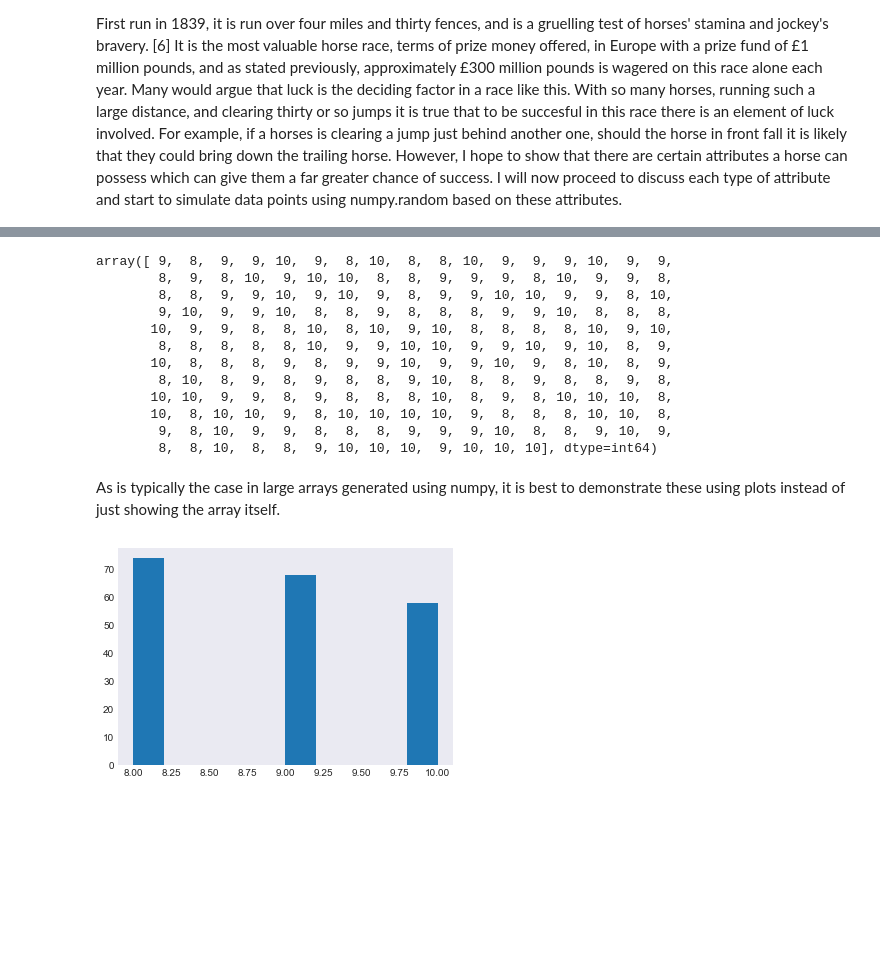
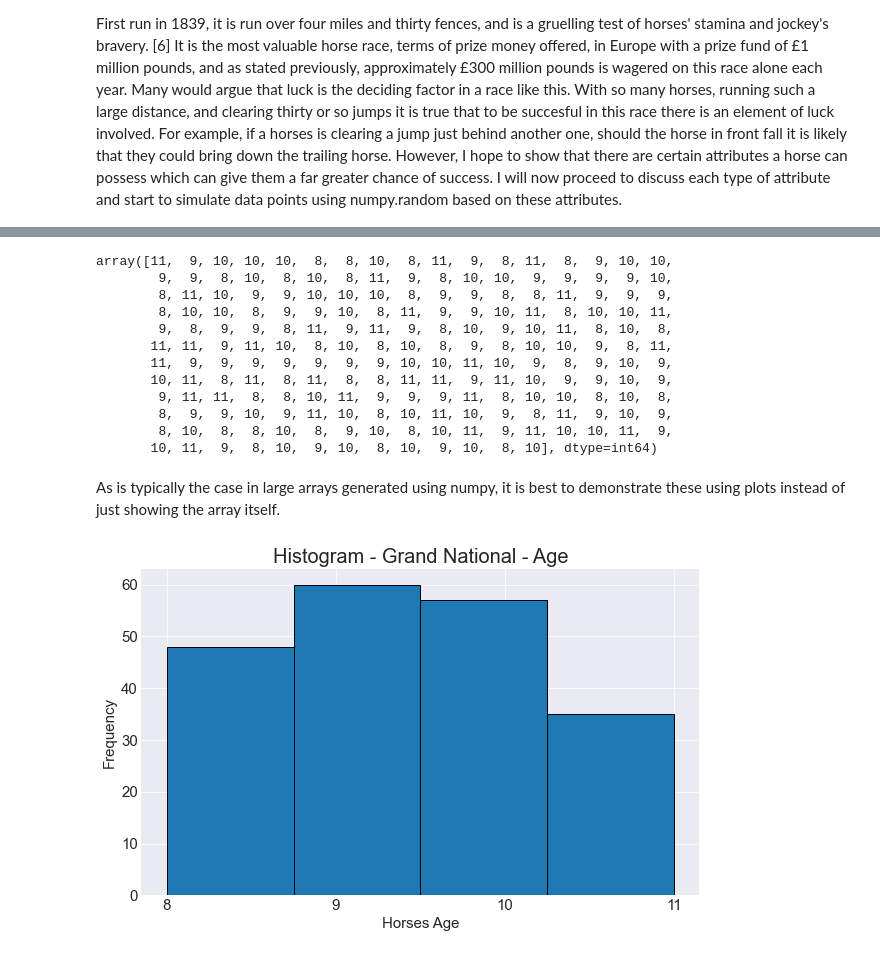
Before and after one commit to G00398275/PFDA-Simulate, a Jupyter notebook: Simulate.ipynb, the cells around one changed output, grey strips where cells are left out. Cells and saved outputs as stored; diff of their text form; code cells hidden in the pictures; blank space fills up the shorter version.

Commit message:
Formatted Age plot, and simulated weights array with plot

```diff
--- a/Simulate.ipynb
+++ b/Simulate.ipynb
@@ -90,28 +92,40 @@ For the purposes of this project i will simulate 200 outcomes for each variable.
 # Defining the random number generator
 rng = np.random.default_rng()
 # Setting the variables, min 8, max 11, 200 variables
-age = rng.integers(low=8, high=11, size=200)
+age = rng.integers(low=8, high=12, size=200)
 age
 # %% [output]
-array([ 9,  8,  9,  9, 10,  9,  8, 10,  8,  8, 10,  9,  9,  9, 10,  9,  9,
-        8,  9,  8, 10,  9, 10, 10,  8,  8,  9,  9,  9,  8, 10,  9,  9,  8,
-        8,  8,  9,  9, 10,  9, 10,  9,  8,  9,  9, 10, 10,  9,  9,  8, 10,
-        9, 10,  9,  9, 10,  8,  8,  9,  8,  8,  8,  9,  9, 10,  8,  8,  8,
-       10,  9,  9,  8,  8, 10,  8, 10,  9, 10,  8,  8,  8,  8, 10,  9, 10,
-        8,  8,  8,  8,  8, 10,  9,  9, 10, 10,  9,  9, 10,  9, 10,  8,  9,
-       10,  8,  8,  8,  9,  8,  9,  9, 10,  9,  9, 10,  9,  8, 10,  8,  9,
-        8, 10,  8,  9,  8,  9,  8,  8,  9, 10,  8,  8,  9,  8,  8,  9,  8,
-       10, 10,  9,  9,  8,  9,  8,  8,  8, 10,  8,  9,  8, 10, 10, 10,  8,
-       10,  8, 10, 10,  9,  8, 10, 10, 10, 10,  9,  8,  8,  8, 10, 10,  8,
-        9,  8, 10,  9,  9,  8,  8,  8,  9,  9,  9, 10,  8,  8,  9, 10,  9,
-        8,  8, 10,  8,  8,  9, 10, 10, 10,  9, 10, 10, 10], dtype=int64)
+array([11,  9, 10, 10, 10,  8,  8, 10,  8, 11,  9,  8, 11,  8,  9, 10, 10,
+        9,  9,  8, 10,  8, 10,  8, 11,  9,  8, 10, 10,  9,  9,  9,  9, 10,
+        8, 11, 10,  9,  9, 10, 10, 10,  8,  9,  9,  8,  8, 11,  9,  9,  9,
+        8, 10, 10,  8,  9,  9, 10,  8, 11,  9,  9, 10, 11,  8, 10, 10, 11,
+        9,  8,  9,  9,  8, 11,  9, 11,  9,  8, 10,  9, 10, 11,  8, 10,  8,
+       11, 11,  9, 11, 10,  8, 10,  8, 10,  8,  9,  8, 10, 10,  9,  8, 11,
+       11,  9,  9,  9,  9,  9,  9,  9, 10, 10, 11, 10,  9,  8,  9, 10,  9,
+       10, 11,  8, 11,  8, 11,  8,  8, 11, 11,  9, 11, 10,  9,  9, 10,  9,
+        9, 11, 11,  8,  8, 10, 11,  9,  9,  9, 11,  8, 10, 10,  8, 10,  8,
+        8,  9,  9, 10,  9, 11, 10,  8, 10, 11, 10,  9,  8, 11,  9, 10,  9,
+        8, 10,  8,  8, 10,  8,  9, 10,  8, 10, 11,  9, 11, 10, 10, 11,  9,
+       10, 11,  9,  8, 10,  9, 10,  8, 10,  9, 10,  8, 10], dtype=int64)
 # %% [markdown]
 As is typically the case in large arrays generated using numpy, it is best to demonstrate these using plots instead of just showing the array itself.
 # %%
 # Set the default plot style
 plt.style.use('seaborn-dark')
+plt.rcParams["figure.figsize"] = (10,6)
+
 # Plotting
-plt.hist(age)
+plt.hist(age, bins = 4, align='mid', edgecolor = 'black')
+
+# Ref [10]
+plt.locator_params(axis="both", integer=True, tight=True)
+
+plt.title ('Histogram - Grand National - Age', size=20)
+plt.xticks(fontsize=15)
+plt.yticks(fontsize=15)
+plt.xlabel('Horses Age', size=15)
+plt.ylabel('Frequency', size = 15)
+plt.grid(True)
 plt.show()
 # %% [output]
-[figure, old version]
+[figure, new version]
```
Also changed, not shown: parts of 10 cells of this notebook.
